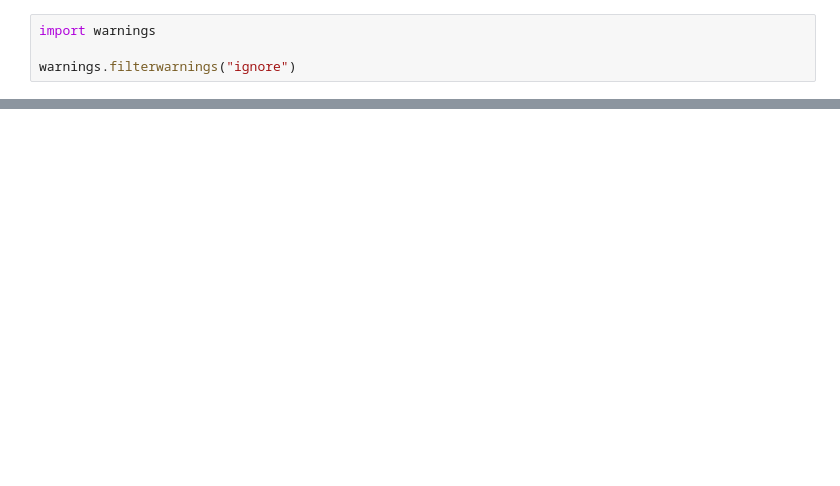
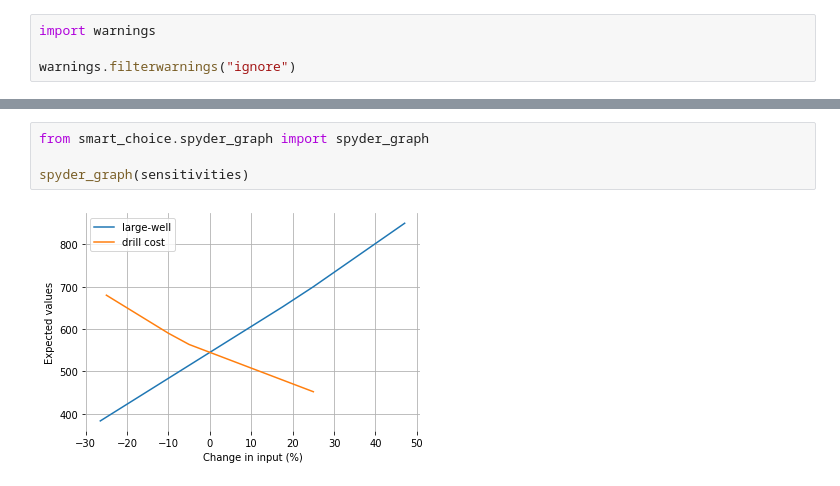
Before and after one commit to jdvelasq/decision-analysis, a Jupyter notebook: oil.ipynb, the cells around one changed output, grey strips where cells are left out. Cells and saved outputs as stored; diff of their text form; blank space fills up the shorter version.

```diff
--- a/oil.ipynb
+++ b/oil.ipynb
@@ -36 +35,7 @@ tornado_graph(sensitivities)
 [figure]
+# %%
+from smart_choice.spyder_graph import spyder_graph
+
+spyder_graph(sensitivities)
+# %% [output]
+[figure, added]
```
Also changed, not shown: parts of 1 cell of this notebook, 4 other files.
